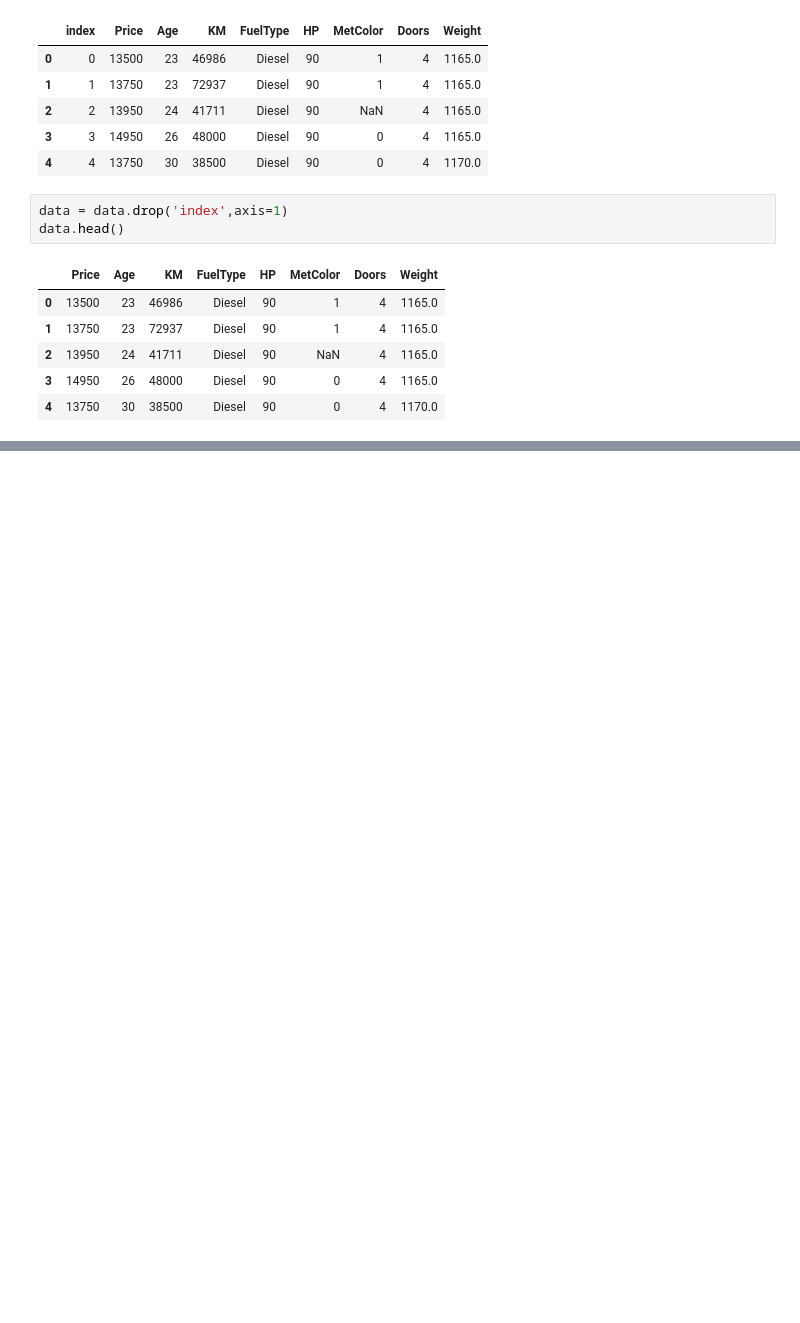
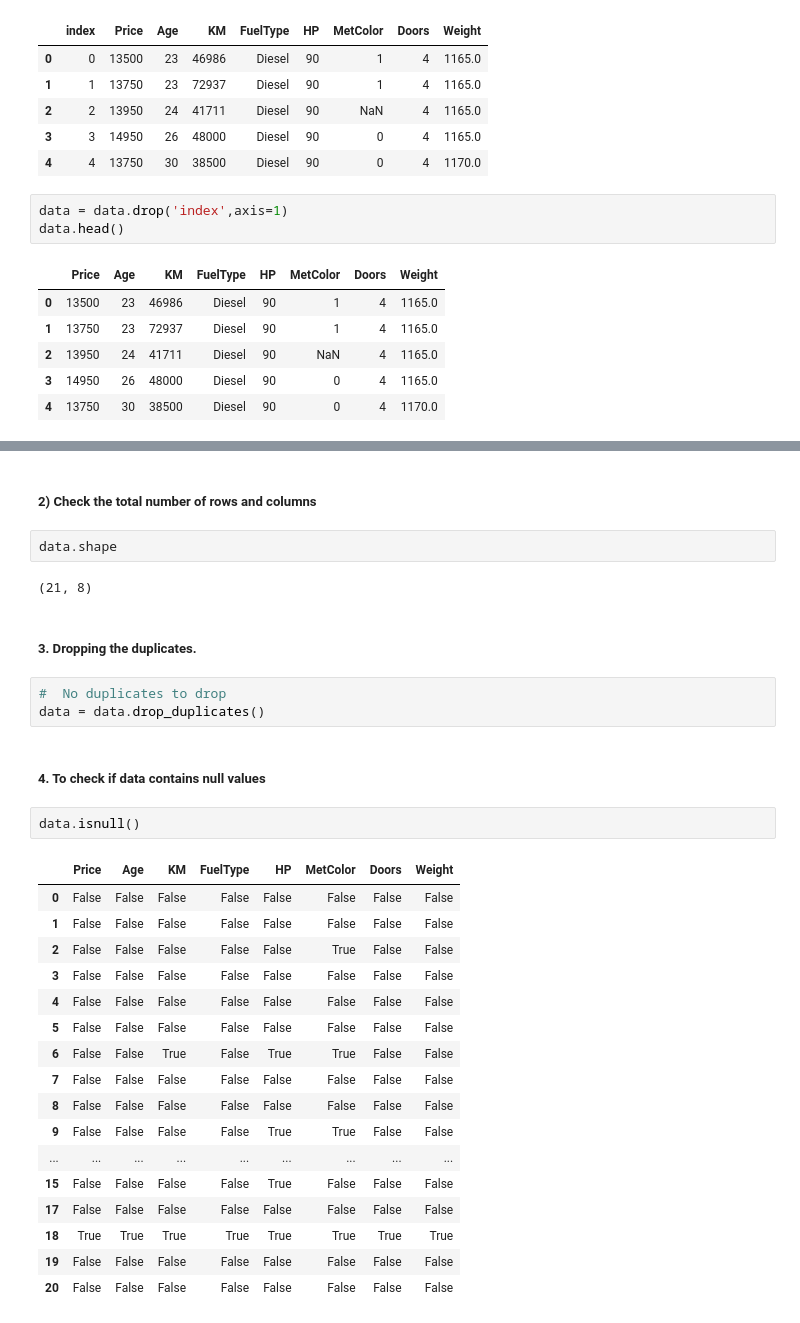
Before and after one commit to Hrithik2212/Python-Advanced-, a Jupyter notebook: DA lab/Lab6-EDA/eda.ipynb, the cells around one changed output, grey strips where cells are left out. Cells and saved outputs as stored; diff of their text form; blank space fills up the shorter version.

```diff
--- a/DA lab/Lab6-EDA/eda.ipynb
+++ b/DA lab/Lab6-EDA/eda.ipynb
@@ -48,0 +66,33 @@ col
+# %% [markdown]
+##### 2) Check the total number of rows and columns
+# %%
+data.shape
+# %% [output]
+(21, 8)
+# %% [markdown]
+#####  3. Dropping the duplicates.
+# %%
+#  No duplicates to drop
+data = data.drop_duplicates()
+# %% [markdown]
+##### 4. To check if data contains null values
+# %%
+data.isnull()
+# %% [output]
+|  | Price | Age | KM | FuelType | HP | MetColor | Doors | Weight |
+| 0 | False | False | False | False | False | False | False | False |
+| 1 | False | False | False | False | False | False | False | False |
+| 2 | False | False | False | False | False | True | False | False |
+| 3 | False | False | False | False | False | False | False | False |
+| 4 | False | False | False | False | False | False | False | False |
+| 5 | False | False | False | False | False | False | False | False |
+| 6 | False | False | True | False | True | True | False | False |
+| 7 | False | False | False | False | False | False | False | False |
+| 8 | False | False | False | False | False | False | False | False |
+| 9 | False | False | False | False | True | True | False | False |
+| ... | ... | ... | ... | ... | ... | ... | ... | ... |
+| 15 | False | False | False | False | True | False | False | False |
+| 17 | False | False | False | False | False | False | False | False |
+| 18 | True | True | True | True | True | True | True | True |
+| 19 | False | False | False | False | False | False | False | False |
+| 20 | False | False | False | False | False | False | False | False |
```
Also changed, not shown: parts of 16 cells of this notebook, 5 other files.
